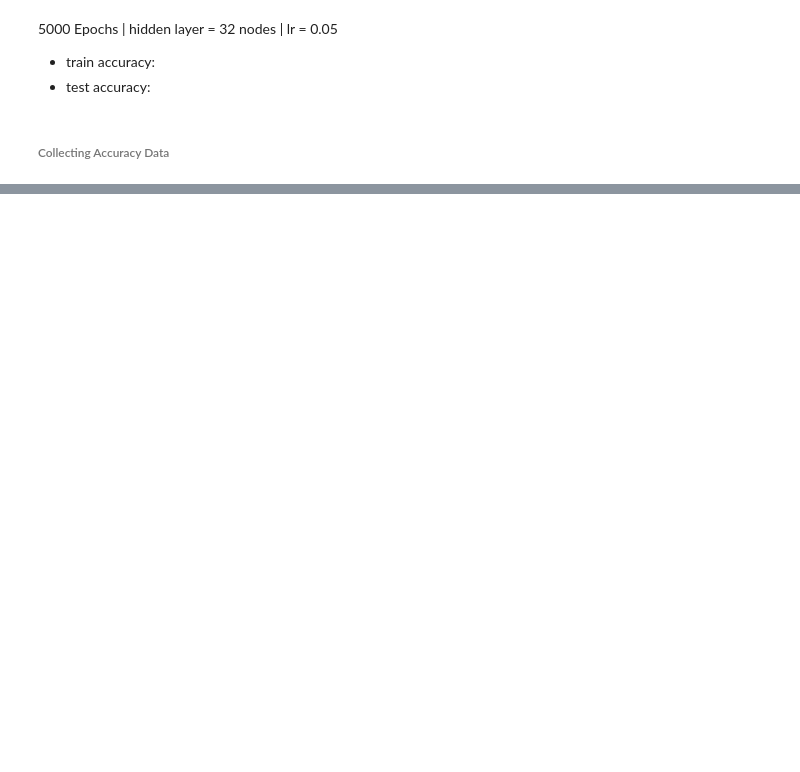
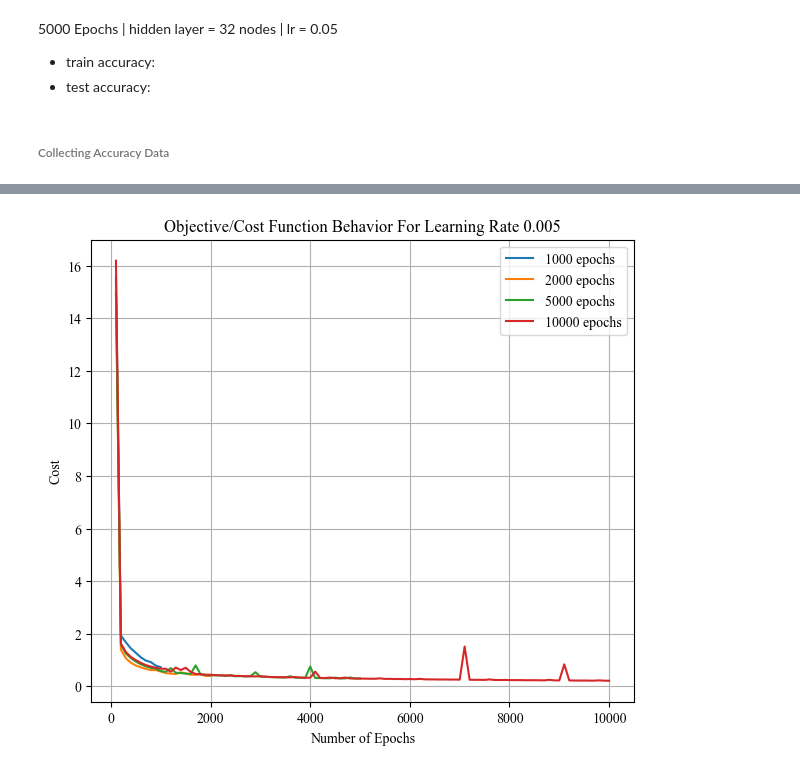
Before and after one commit to RanieryMendes/NN-by-hand, a Jupyter notebook: DL_Project_2.ipynb, the cells around one changed output, grey strips where cells are left out. Drawn from its saved outputs; the diff is of its cells as text; code cells hidden in the pictures; blank space fills up the shorter version.

```diff
--- a/DL_Project_2.ipynb
+++ b/DL_Project_2.ipynb
@@ -616,11 +509,3 @@ def create_dataset_for_digit(digit):
     combined_labels = np.concatenate((current_digit_labels, other_digits_labels), axis=0)
 
     return combined_images, combined_labels
-# %%
-#Test Code for datset split
-# Example usage for digit 0
-digit = 7
-images, labels = create_dataset_for_digit(digit)
-print(f"Created dataset for digit {digit} with shape {images.shape} and labels shape {labels.shape}")
-
-# Example of a picture
@@ -1320,0 +1276,12 @@ list_run_100_nodes = [d_2000_0005, d_1000_0005, d_1000_005, d_1000_001, d_2000_0
+# %%
+#collect costs
+print("------**-----**--------**-----**------")
+cost_0005 =[]
+cost_005 = []
+for i in list_run_32nodes_0005:
+    print(f"Cost: {len(i['costs'])}")
+    cost_0005.append(i['costs'])
+print("------**-----**--------**-----**------")
+for i in list_run_32nodes_005:
+    cost_005.append(i['costs'])
+    print(f"Cost: {len(i['costs'])}")
@@ -1320,0 +1299,22 @@ list_run_100_nodes = [d_2000_0005, d_1000_0005, d_1000_005, d_1000_001, d_2000_0
+# %%
+# Plotting cost per epoch for lr = 0.005
+plt.figure(figsize=(7, 6))
+epochs_1000 = [i * 100 for i in range(1, 11)]
+epochs_2000 = [i * 100 for i in range(1, 21)]
+epochs_5000 = [i * 100 for i in range(1, 51)]
+epochs_10000 = [i * 100 for i in range(1, 101)]
+
+plt.plot(epochs_1000, cost_0005[0], label='1000 epochs')
+plt.plot(epochs_2000, cost_0005[1], label='2000 epochs')
+plt.plot(epochs_5000, cost_0005[2], label='5000 epochs')
+plt.plot(epochs_10000, cost_0005[3], label='10000 epochs')
+
+plt.xlabel('Number of Epochs')
+plt.ylabel('Cost')
+plt.title('Objective/Cost Function Behavior For Learning Rate 0.005')
+plt.legend()
+plt.grid(True)
+plt.savefig("./cost_0005.png")
+plt.show()
+# %% [output]
+[figure, added]
```
Also changed, not shown: parts of 28 cells of this notebook.
